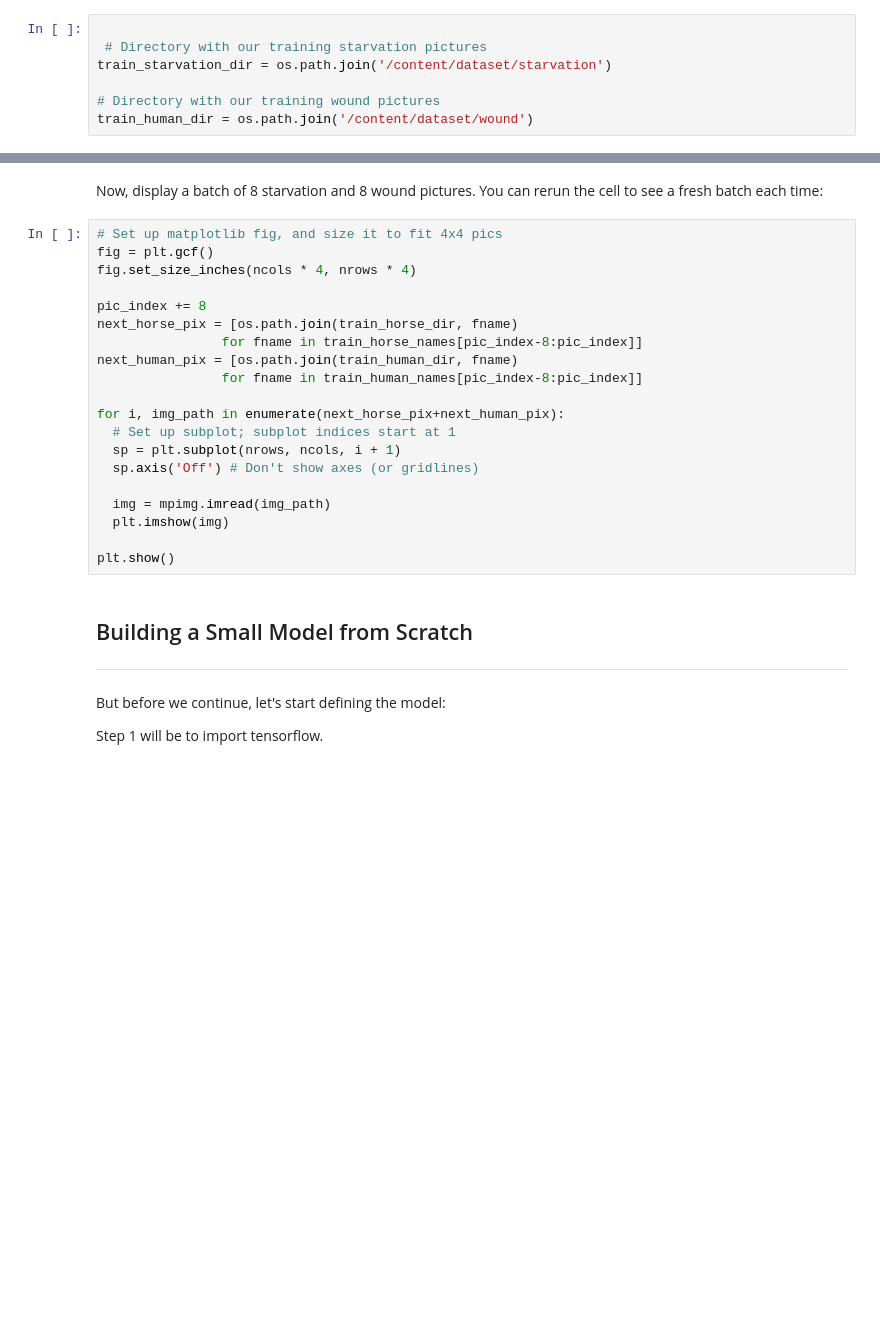
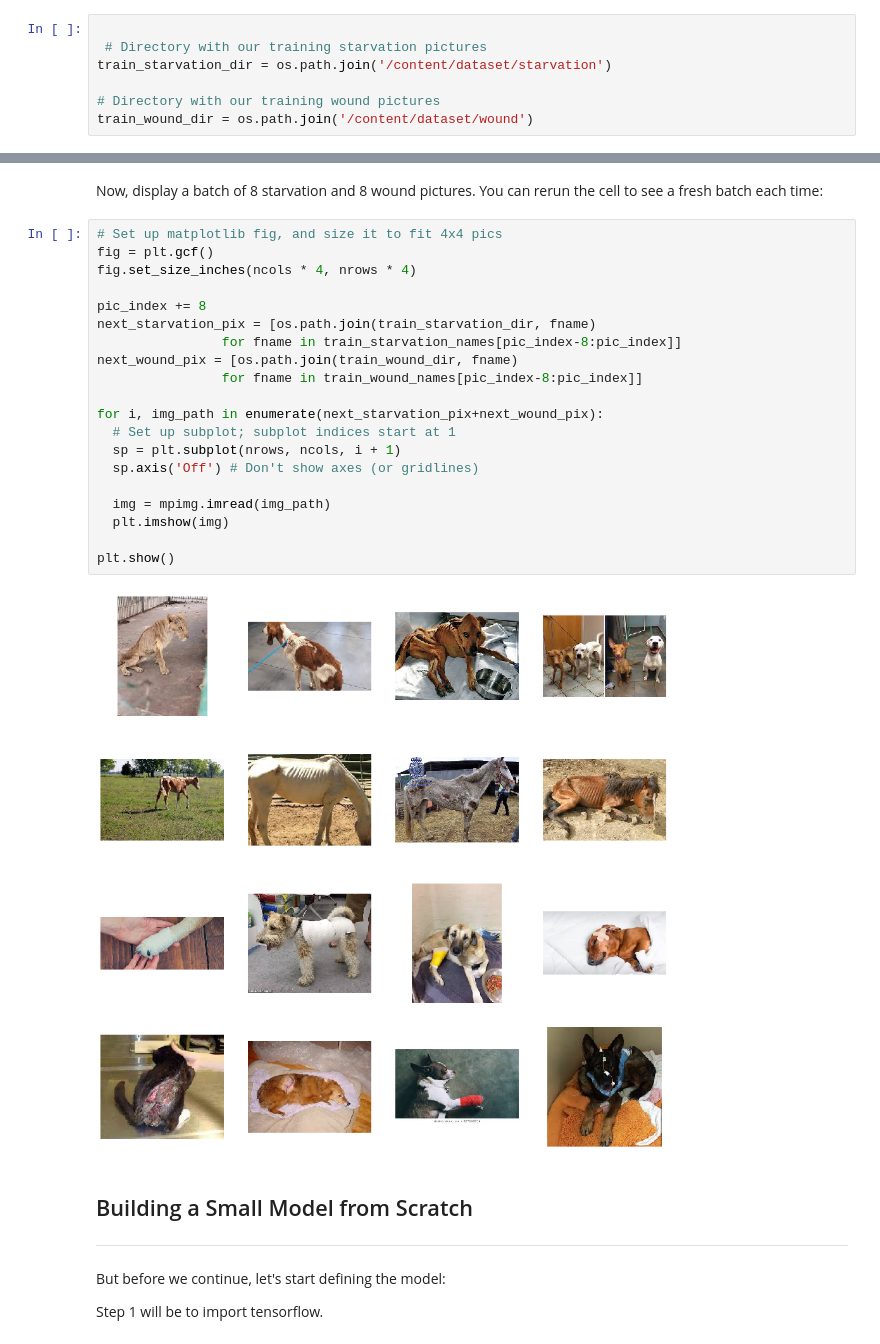
Before and after one commit to dheerajponnaganti/Automated-content-moderator, a Jupyter notebook: Automated_Content_Moderation.ipynb, the cells around one changed output, grey strips where cells are left out. Saved outputs shown, nothing was run; the diff lists cells and outputs as text; blank space fills up the shorter version.

```diff
--- a/Automated_Content_Moderation.ipynb
+++ b/Automated_Content_Moderation.ipynb
@@ -32,7 +32,7 @@ Let's define each of these directories:
 train_starvation_dir = os.path.join('/content/dataset/starvation')
 
 # Directory with our training wound pictures
-train_human_dir = os.path.join('/content/dataset/wound')
+train_wound_dir = os.path.join('/content/dataset/wound')
 # %% [markdown]
 Now, let's see what the filenames look like in the `starvation` and `wound` training directories:
 # %%
@@ -71,23 +71,25 @@ Now, display a batch of 8 starvation and 8 wound pictures. You can rerun the cel
 # %%
 # Set up matplotlib fig, and size it to fit 4x4 pics
 fig = plt.gcf()
 fig.set_size_inches(ncols * 4, nrows * 4)
 
 pic_index += 8
-next_horse_pix = [os.path.join(train_horse_dir, fname)
-                for fname in train_horse_names[pic_index-8:pic_index]]
-next_human_pix = [os.path.join(train_human_dir, fname)
-                for fname in train_human_names[pic_index-8:pic_index]]
+next_starvation_pix = [os.path.join(train_starvation_dir, fname)
+                for fname in train_starvation_names[pic_index-8:pic_index]]
+next_wound_pix = [os.path.join(train_wound_dir, fname)
+                for fname in train_wound_names[pic_index-8:pic_index]]
 
-for i, img_path in enumerate(next_horse_pix+next_human_pix):
+for i, img_path in enumerate(next_starvation_pix+next_wound_pix):
   # Set up subplot; subplot indices start at 1
   sp = plt.subplot(nrows, ncols, i + 1)
   sp.axis('Off') # Don't show axes (or gridlines)
 
   img = mpimg.imread(img_path)
   plt.imshow(img)
 
 plt.show()
+# %% [output]
+[figure, added]
 # %% [markdown]
 ## Building a Small Model from Scratch
 
```
Also changed, not shown: parts of 8 cells of this notebook.
